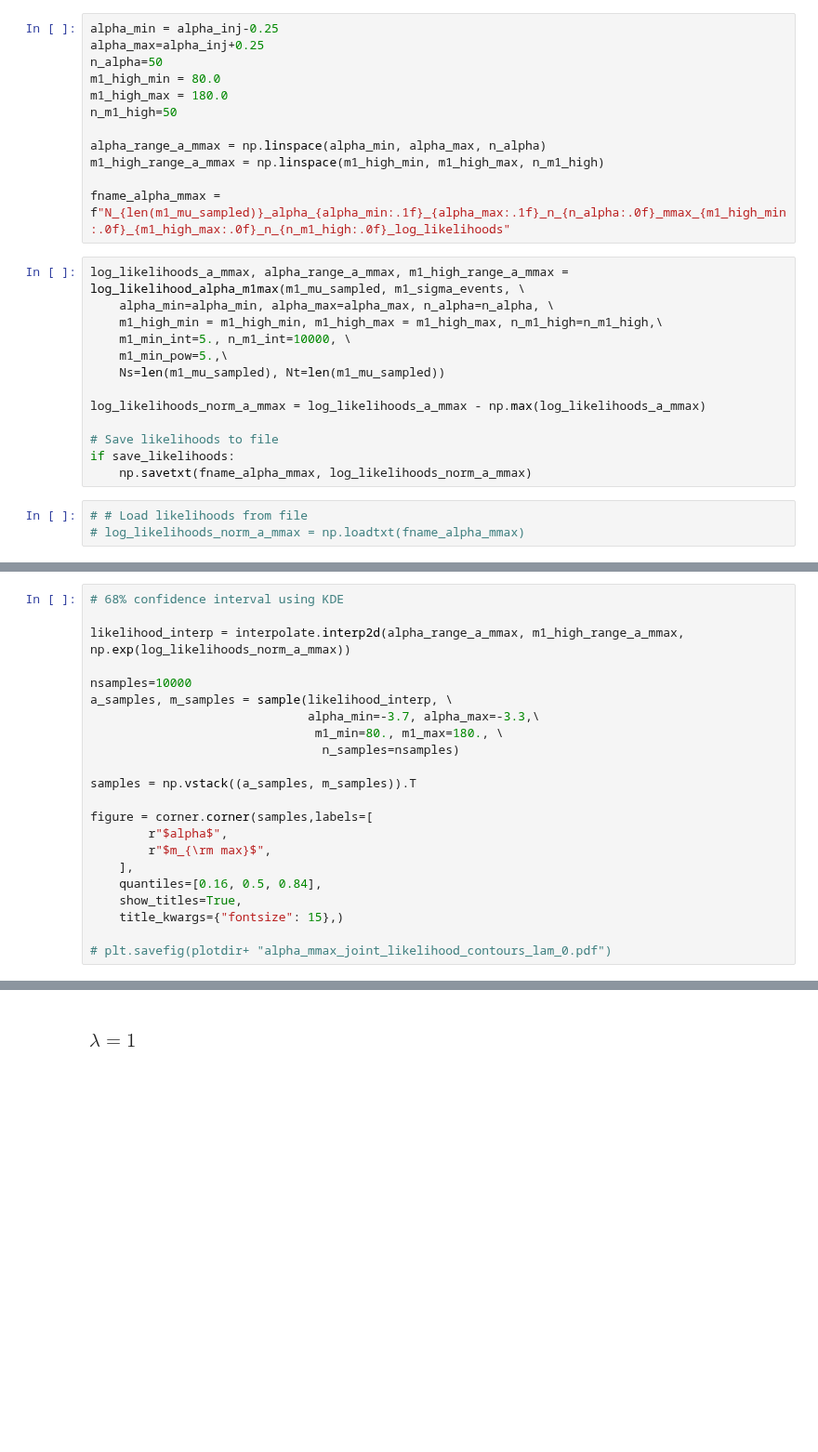
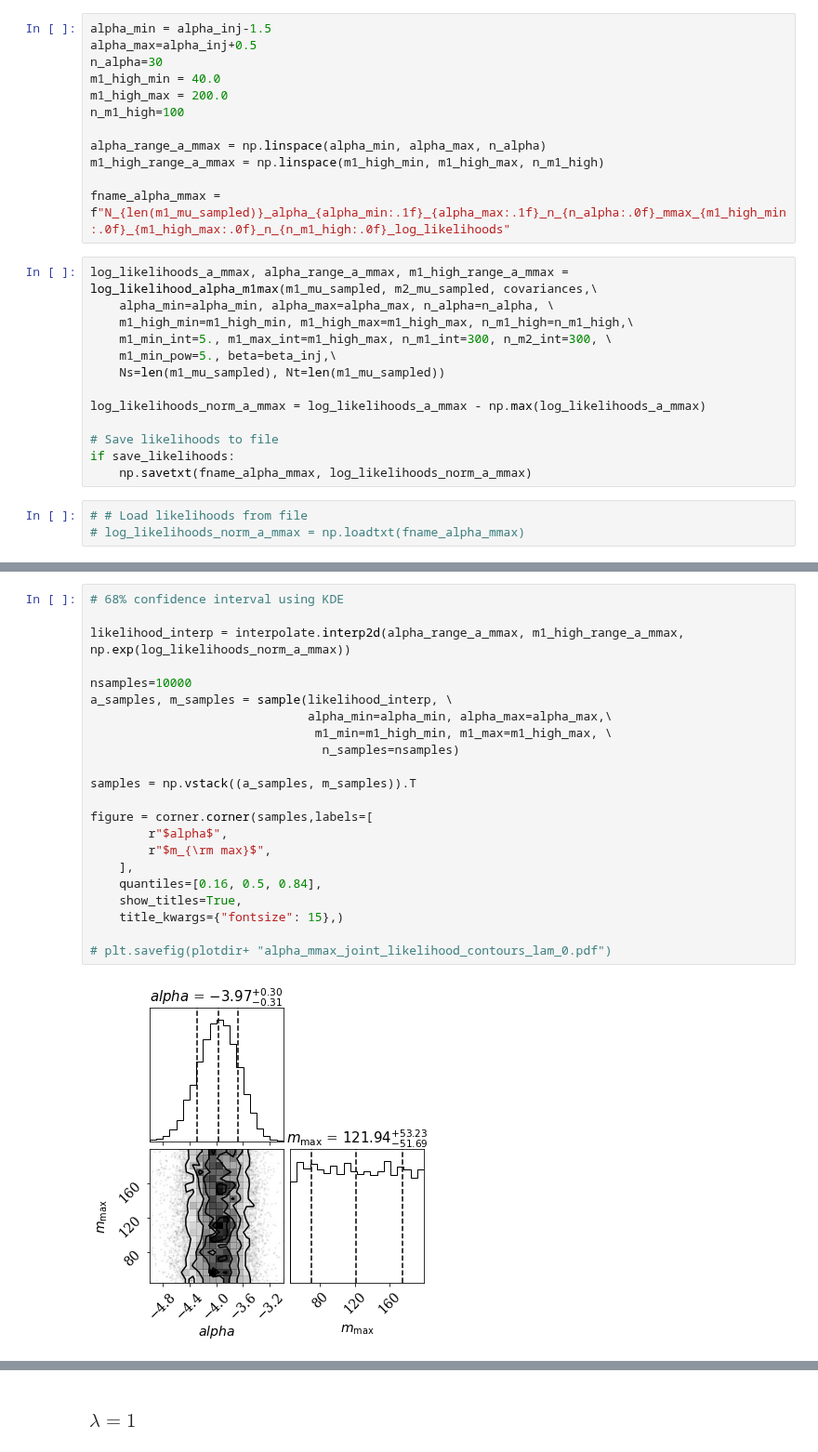
Before and after one commit to veome22/hybrid_waveforms, a Jupyter notebook: powerlaw_population_inference.ipynb, the cells around one changed output, grey strips where cells are left out. Shown at 93% size. Cells and saved outputs as stored; diff of their text form; blank space fills up the shorter version.

```diff
--- a/powerlaw_population_inference.ipynb
+++ b/powerlaw_population_inference.ipynb
@@ -1656,21 +1647,21 @@ m1_mu_sampled, m1_sigma_events = sample_m1_events(df_mc, df_eta, biased=False)
 # %%
-alpha_min = alpha_inj-0.25
-alpha_max=alpha_inj+0.25
-n_alpha=50
-m1_high_min = 80.0
-m1_high_max = 180.0
-n_m1_high=50
+alpha_min = alpha_inj-1.5
+alpha_max=alpha_inj+0.5
+n_alpha=30
+m1_high_min = 40.0
+m1_high_max = 200.0
+n_m1_high=100
 
 alpha_range_a_mmax = np.linspace(alpha_min, alpha_max, n_alpha)
 m1_high_range_a_mmax = np.linspace(m1_high_min, m1_high_max, n_m1_high)
 
 fname_alpha_mmax = f"N_{len(m1_mu_sampled)}_alpha_{alpha_min:.1f}_{alpha_max:.1f}_n_{n_alpha:.0f}_mmax_{m1_high_min:.0f}_{m1_high_max:.0f}_n_{n_m1_high:.0f}_log_likelihoods"
 # %%
-log_likelihoods_a_mmax, alpha_range_a_mmax, m1_high_range_a_mmax = log_likelihood_alpha_m1max(m1_mu_sampled, m1_sigma_events, \
+log_likelihoods_a_mmax, alpha_range_a_mmax, m1_high_range_a_mmax = log_likelihood_alpha_m1max(m1_mu_sampled, m2_mu_sampled, covariances,\
     alpha_min=alpha_min, alpha_max=alpha_max, n_alpha=n_alpha, \
-    m1_high_min = m1_high_min, m1_high_max = m1_high_max, n_m1_high=n_m1_high,\
-    m1_min_int=5., n_m1_int=10000, \
-    m1_min_pow=5.,\
+    m1_high_min=m1_high_min, m1_high_max=m1_high_max, n_m1_high=n_m1_high,\
+    m1_min_int=5., m1_max_int=m1_high_max, n_m1_int=300, n_m2_int=300, \
+    m1_min_pow=5., beta=beta_inj,\
     Ns=len(m1_mu_sampled), Nt=len(m1_mu_sampled))
 
 log_likelihoods_norm_a_mmax = log_likelihoods_a_mmax - np.max(log_likelihoods_a_mmax)
@@ -1694,25 +1689,27 @@ print("m1_max:", m1_high_range_a_mmax[m_max_index_2d])
 # %%
 # 68% confidence interval using KDE
 
 likelihood_interp = interpolate.interp2d(alpha_range_a_mmax, m1_high_range_a_mmax, np.exp(log_likelihoods_norm_a_mmax))
 
 nsamples=10000
 a_samples, m_samples = sample(likelihood_interp, \
-                              alpha_min=-3.7, alpha_max=-3.3,\
-                               m1_min=80., m1_max=180., \
+                              alpha_min=alpha_min, alpha_max=alpha_max,\
+                               m1_min=m1_high_min, m1_max=m1_high_max, \
                                 n_samples=nsamples)
 
 samples = np.vstack((a_samples, m_samples)).T
 
 figure = corner.corner(samples,labels=[
         r"$alpha$",
         r"$m_{\rm max}$",
     ],
     quantiles=[0.16, 0.5, 0.84],
     show_titles=True,
     title_kwargs={"fontsize": 15},)
 
 # plt.savefig(plotdir+ "alpha_mmax_joint_likelihood_contours_lam_0.pdf")
+# %% [output]
+[figure, added]
 # %%
 fig, ax = plt.subplots(figsize=(10, 6))
 # plt.imshow((log_likelihoods_norm_a_mmax), aspect='auto', extent=[alpha_range_a_mmax[0], alpha_range_a_mmax[-1], m1_high_range_a_mmax[-1], m1_high_range_a_mmax[0]])
```
Also changed, not shown: parts of 46 cells of this notebook.
